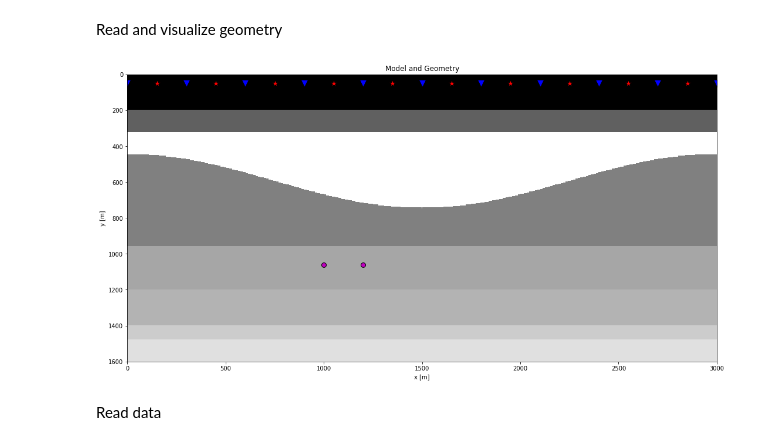
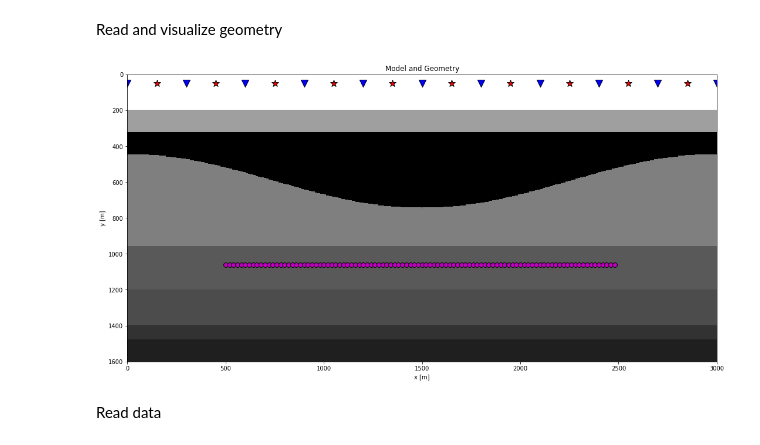
Before and after one commit to PyLops/pylops_notebooks, a Jupyter notebook: developement/Marchenko_multiplevs.ipynb, the cells around one changed output. Cells and saved outputs as stored; diff of their text form; code cells hidden in the pictures.

```diff
--- a/developement/Marchenko_multiplevs.ipynb
+++ b/developement/Marchenko_multiplevs.ipynb
@@ -57,33 +56,34 @@ Read and visualize geometry
 # %%
 # Receivers
 r = inputdata['r'][:,::jr]
 nr = r.shape[1]
 dr = r[0,1]-r[0,0]
 
 # Sources
 s = inputdata['s'][:,::js]
 ns = s.shape[1]
 ds = s[0,1]-s[0,0]
 
 # Virtual points
-nvs = 2
-vs = [np.arange(nvs)*200 + 1000,
-      np.ones(nvs)*1060]
+nvs = 100
+vs = np.array([np.arange(nvs)*20 + 500,
+               np.ones(nvs)*1060])
+dvs = vs[0, 1] - vs[0, 0]
 
 # Density model
 rho = inputdata['rho']
 z, x = inputdata['z'], inputdata['x']
 
 plt.figure(figsize=(18,9))
-plt.imshow(rho, cmap='gray', extent = (x[0], x[-1], z[-1], z[0]))
+plt.imshow(rho, cmap='gray_r', extent = (x[0], x[-1], z[-1], z[0]))
 plt.scatter(s[0, 5::10], s[1, 5::10], marker='*', s=150, c='r', edgecolors='k')
 plt.scatter(r[0, ::10],  r[1, ::10], marker='v', s=150, c='b', edgecolors='k')
 plt.scatter(vs[0], vs[1], marker='.', s=250, c='m', edgecolors='k')
 plt.axis('tight')
 plt.xlabel('x [m]'),plt.ylabel('y [m]'),plt.title('Model and Geometry')
 plt.xlim(x[0], x[-1]);
 # %% [output]
-[figure, old version]
+[figure, new version]
 # %% [markdown]
 Read data
 # %%
```
Also changed, not shown: parts of 25 cells of this notebook.
